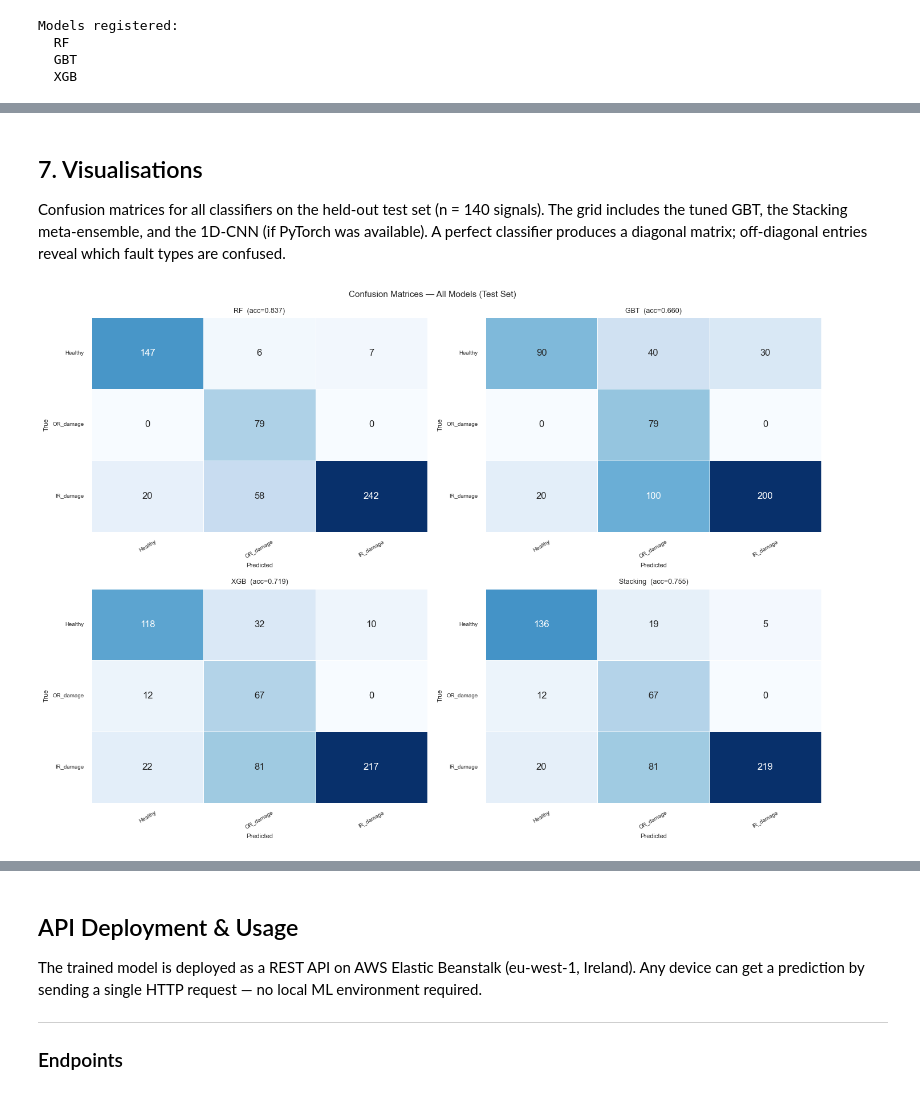
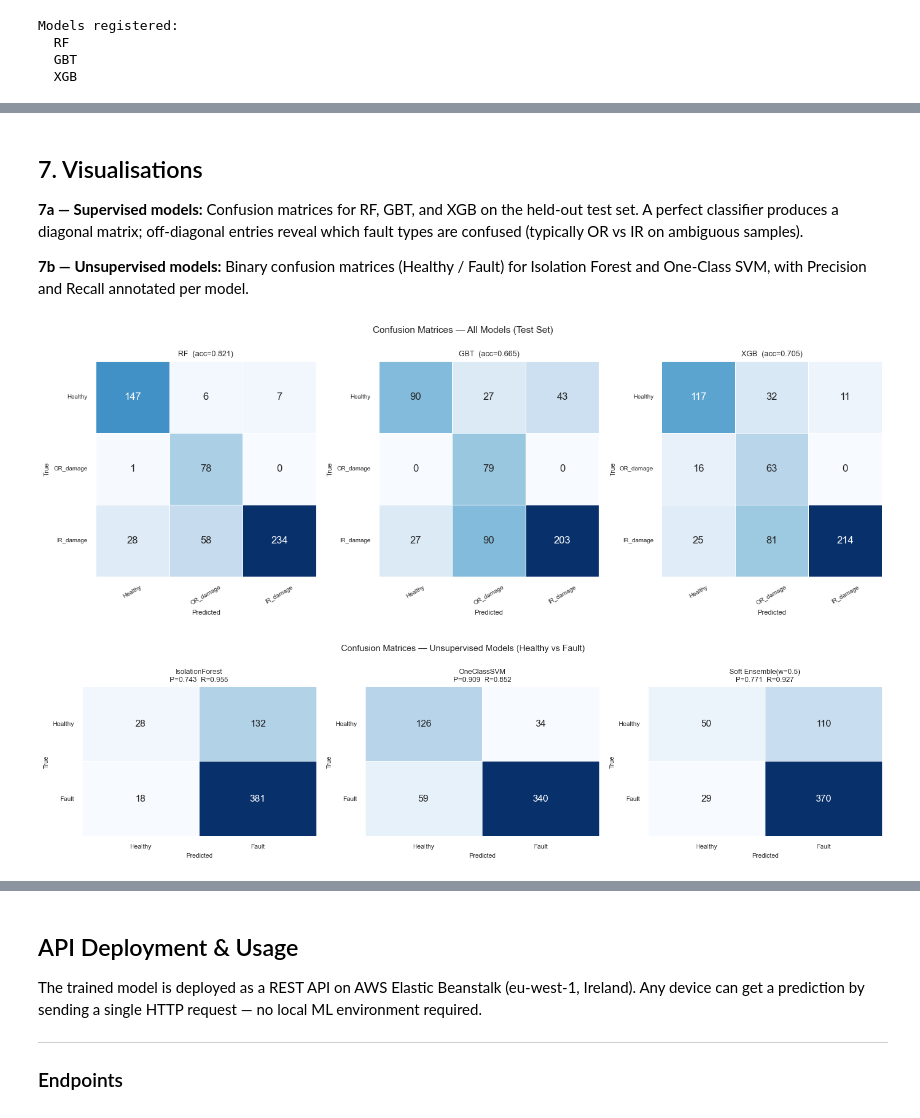
Before and after one commit to Dingding1996/bearing-fault-diagnosis, a Jupyter notebook: BearingFault_Training.ipynb, the cells around one changed output, grey strips where cells are left out. Saved outputs shown, nothing was run; the diff lists cells and outputs as text; code cells hidden in the pictures.

```diff
--- a/BearingFault_Training.ipynb
+++ b/BearingFault_Training.ipynb
@@ -495,7 +479,7 @@ _dsp_src_hash = hashlib.md5(
 
 _cache_key = hashlib.md5(
     f"{sorted(BEARING_SET)}{SETTING_FILTER}{USE_CURRENT}{USE_VIBRATION}"
-    f"{N_SIGNALS_PER_BEARING}{_dsp_src_hash}v3".encode()
+    f"{N_SIGNALS_PER_BEARING}{ENVELOPE_BAND}{_dsp_src_hash}v3".encode()
 ).hexdigest()[:12]
 _cache_path = _BASE_DIR / f".feature_cache_{_cache_key}.pkl"
 
@@ -593,6 +577,7 @@ else:
             use_current=USE_CURRENT,
             use_vibration=USE_VIBRATION,
             characteristic_freqs=char_freqs_i,
+            envelope_band=ENVELOPE_BAND,
         )
         feats = _normalize_freq_features(feats, f_shaft_i)
 
@@ -739,11 +729,10 @@ _t_ms   = sig.time_64k[:_n_show] * 1000   # ms
 
 _rows = [
     (sig.phase_current_1, sig_dmg.phase_current_1, sig_ir.phase_current_1, "Current 1 [A]", C1, D1, I1),
-    (sig.phase_current_2, sig_dmg.phase_current_2, sig_ir.phase_current_2, "Current 2 [A]", C2, D2, I2),
-    (sig.vibration,       sig_dmg.vibration,       sig_ir.vibration,       "Vibration [g]", C3, D3, I3),
+    (sig.vibration,       sig_dmg.vibration,       sig_ir.vibration,       "Vibration [g]", C2, D2, I2),
 ]
 
-fig, axes = plt.subplots(3, 3, figsize=(13, 6.5), sharex=True)
+fig, axes = plt.subplots(2, 3, figsize=(13, 5), sharex=True)
 axes[0, 0].set_title(f"Healthy — {sig.bearing_code} ({sig.setting})", fontsize=9)
 axes[0, 1].set_title(f"OR_damage — {sig_dmg.bearing_code} ({sig_dmg.label_name})", fontsize=9)
 axes[0, 2].set_title(f"IR_damage — {sig_ir.bearing_code} ({sig_ir.label_name})", fontsize=9)
@@ -755,7 +744,7 @@ for row, (h_sig, d_sig, i_sig, ylabel, h_col, d_col, i_col) in enumerate(_rows):
     axes[row, 0].set_ylabel(ylabel, fontsize=8)
 
 for col in range(3):
-    axes[2, col].set_xlabel("Time [ms]")
+    axes[1, col].set_xlabel("Time [ms]")
 
 fig.suptitle("Time-Domain Signals Comparison", fontsize=10)
 plt.tight_layout()
@@ -981,0 +1011,6 @@ plt.show()
+# %%
+# --- 3g-vii. Toggle — compute-intensive visualisations ---
+# STFT and CWT scalograms take several seconds to render.
+# Set either flag to False to skip the corresponding plot.
+SHOW_STFT_SCALOGRAM = False
+SHOW_CWT_SCALOGRAM  = False
@@ -1686,20 +1984,22 @@ Binary classification comparison — Healthy vs Fault (all models):
 # %% [markdown]
 ## 7. Visualisations
 
-Confusion matrices for all classifiers on the held-out test set (n = 140 signals).
-The grid includes the tuned GBT, the Stacking meta-ensemble, and the 1D-CNN
-(if PyTorch was available). A perfect classifier produces a diagonal matrix;
-off-diagonal entries reveal which fault types are confused.
+**7a — Supervised models:** Confusion matrices for RF, GBT, and XGB on the held-out
+test set. A perfect classifier produces a diagonal matrix; off-diagonal entries
+reveal which fault types are confused (typically OR vs IR on ambiguous samples).
+
+**7b — Unsupervised models:** Binary confusion matrices (Healthy / Fault) for
+Isolation Forest and One-Class SVM, with Precision and Recall annotated per model.
 # %%
 # =========================================================
 # 7. Visualisations
 # =========================================================
 
 # --- 7a. Confusion Matrix Grid (all models) ---
-_model_order = [n for n in ['RF', 'GBT', 'XGB', 'Stacking', '1D-CNN']
+_model_order = [n for n in ['RF', 'GBT', 'XGB']
                 if n in results]
 
-_n_cols = 2
+_n_cols = 3
 _n_rows = (len(_model_order) + _n_cols - 1) // _n_cols
 
 fig, axes = plt.subplots(_n_rows, _n_cols, figsize=(14, 5 * _n_rows))
@@ -1707,34 +2007,82 @@ axes = axes.flatten()
 
 for ax, name in zip(axes, _model_order):
     cm_mat = results[name]['confusion_matrix']
     acc    = results[name]['accuracy']
     sns.heatmap(
         cm_mat,
         annot=True,
         fmt='d',
         cmap='Blues',
         xticklabels=class_names,
         yticklabels=class_names,
         ax=ax,
         cbar=False,
         linewidths=0.5,
     )
     ax.set_title(f"{name}  (acc={acc:.3f})", fontsize=9)
     ax.set_xlabel("Predicted", fontsize=8)
     ax.set_ylabel("True", fontsize=8)
     ax.tick_params(axis='x', labelsize=7, rotation=30)
     ax.tick_params(axis='y', labelsize=7, rotation=0)
 
 # Hide unused subplot slots
 for ax in axes[len(_model_order):]:
     ax.set_visible(False)
 
 fig.suptitle("Confusion Matrices — All Models (Test Set)", fontsize=11)
 plt.tight_layout()
 plt.savefig(PLOTS_DIR / "07_confusion_matrices.png", dpi=150, bbox_inches="tight")
 plt.show()
+
+# --- 7b. Confusion Matrices — Unsupervised Models (Binary: Healthy vs Fault) ---
+# Unsupervised models output binary predictions (0=Healthy, 1=Fault).
+# Confusion matrix uses binary labels; class names are Healthy / Fault.
+_unsup_preds = {}
+if '_y_if_bin' in dir():
+    _unsup_preds['IsolationForest'] = _y_if_bin
+if '_y_oc_bin' in dir():
+    _unsup_preds['OneClassSVM'] = _y_oc_bin
+if '_y_ens_bin' in dir():
+    _unsup_preds[_ens_label] = _y_ens_bin
+
+if _unsup_preds:
+    _bin_names = ['Healthy', 'Fault']
+    _n_unsup   = len(_unsup_preds)
+    fig2, axes2 = plt.subplots(1, _n_unsup, figsize=(5 * _n_unsup, 4))
+    if _n_unsup == 1:
+        axes2 = [axes2]
+
+    _unsup_colors = {'IsolationForest': C2, 'OneClassSVM': D2}
+    for ax, (name, y_pred) in zip(axes2, _unsup_preds.items()):
+        cm_mat = confusion_matrix(y_test_bin, y_pred)
+        pre    = precision_score(y_test_bin, y_pred, zero_division=0)
+        rec    = recall_score(y_test_bin,    y_pred, zero_division=0)
+        sns.heatmap(
+            cm_mat,
+            annot=True,
+            fmt='d',
+            cmap='Blues',
+            xticklabels=_bin_names,
+            yticklabels=_bin_names,
+            ax=ax,
+            cbar=False,
+            linewidths=0.5,
+        )
+        ax.set_title(f"{name}\nP={pre:.3f}  R={rec:.3f}", fontsize=9)
+        ax.set_xlabel("Predicted", fontsize=8)
+        ax.set_ylabel("True",      fontsize=8)
+        ax.tick_params(axis='x', labelsize=8, rotation=0)
+        ax.tick_params(axis='y', labelsize=8, rotation=0)
+
+    fig2.suptitle("Confusion Matrices — Unsupervised Models (Healthy vs Fault)", fontsize=11)
+    plt.tight_layout()
+    plt.savefig(PLOTS_DIR / "07b_confusion_matrices_unsupervised.png", dpi=150, bbox_inches="tight")
+    plt.show()
+else:
+    print("Run 6c and 6e first to generate unsupervised predictions.")
 # %% [output]
-[figure, old version]
+[figure, new version]
+[figure, added]
 # %%
 # --- 7b. MLflow Experiment Logging ---
 # Logs parameters, metrics, and the best fitted pipeline to MLflow.
```
Also changed, not shown: parts of 47 cells of this notebook, 4 other files.
